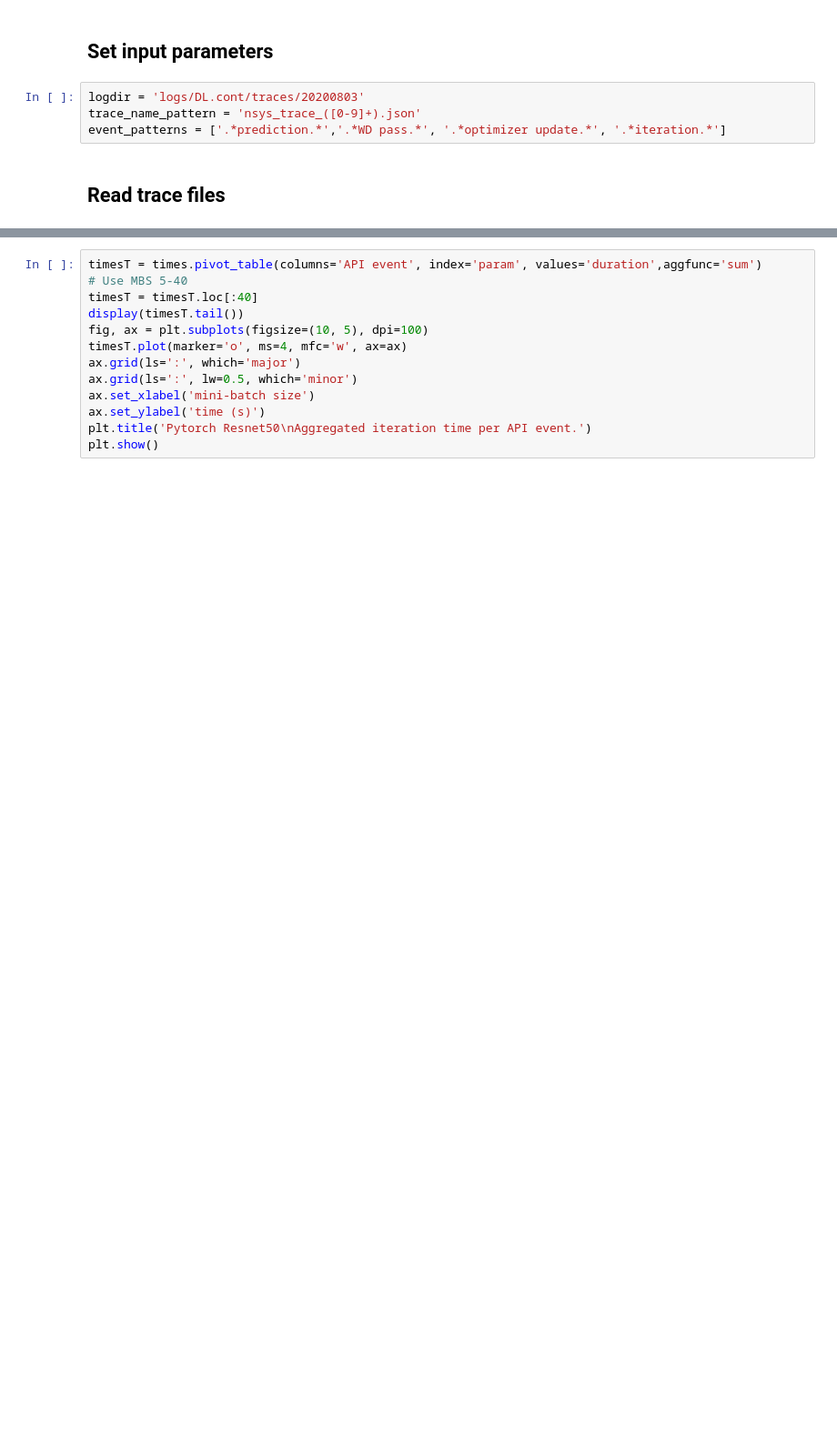
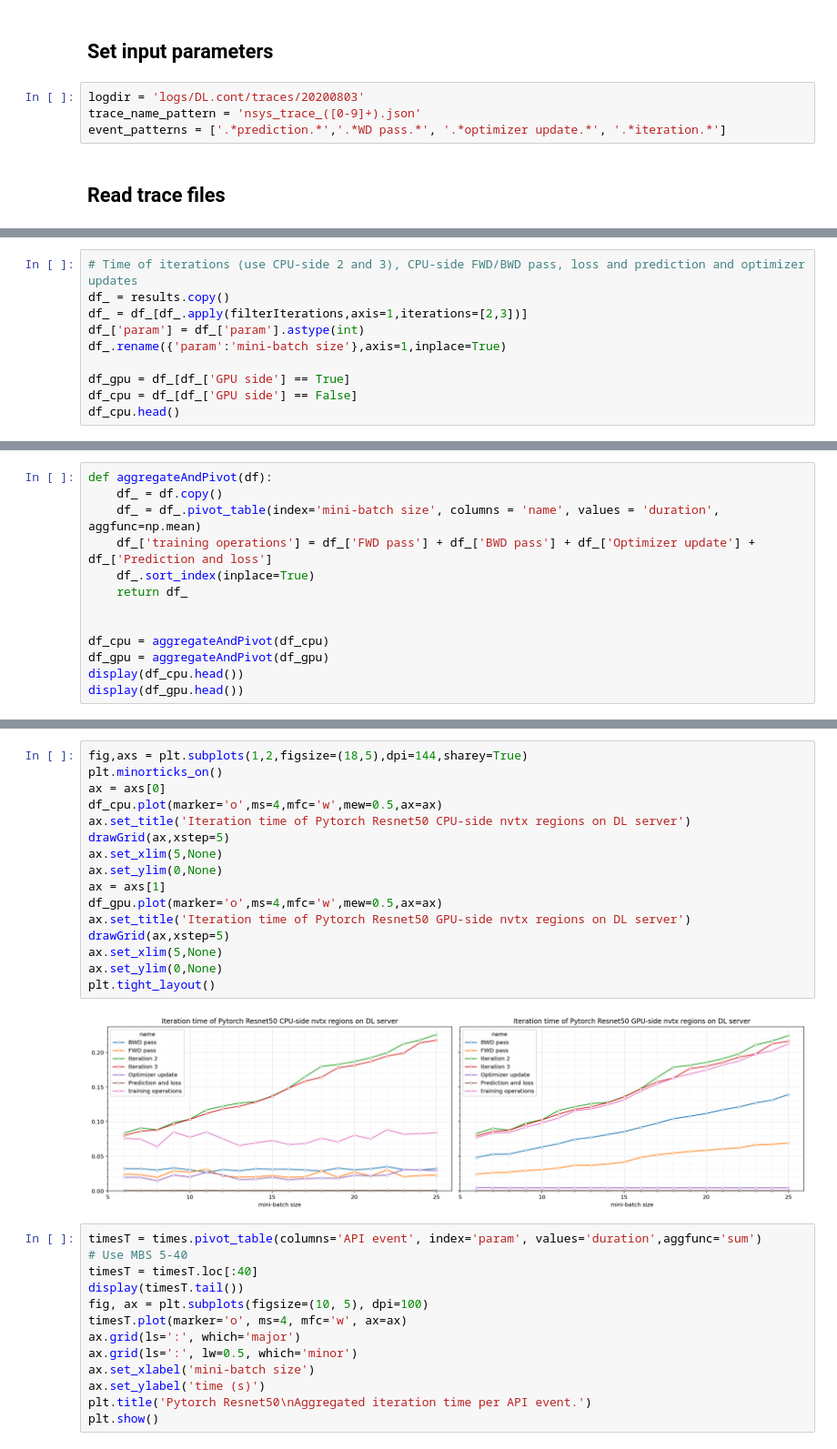
Before and after one commit to pyotr777/nsystraceparser, a Jupyter notebook: aggregateTimeFromMultipleTraces-pytorchResnet50_DLserver_20200803.ipynb, the cells around one changed output, grey strips where cells are left out. Shown: that part at 91% size. Saved outputs shown, nothing was run; the diff lists cells and outputs as text; blank space fills up the shorter version.

```diff
--- a/aggregateTimeFromMultipleTraces-pytorchResnet50_DLserver_20200803.ipynb
+++ b/aggregateTimeFromMultipleTraces-pytorchResnet50_DLserver_20200803.ipynb
@@ -136,0 +213,10 @@ NVTX events: ['Iteration 1' 'FWD pass' 'Prediction and loss' 'BWD pass'
+# %%
+# Time of iterations (use CPU-side 2 and 3), CPU-side FWD/BWD pass, loss and prediction and optimizer updates
+df_ = results.copy()
+df_ = df_[df_.apply(filterIterations,axis=1,iterations=[2,3])]
+df_['param'] = df_['param'].astype(int)
+df_.rename({'param':'mini-batch size'},axis=1,inplace=True)
+
+df_gpu = df_[df_['GPU side'] == True]
+df_cpu = df_[df_['GPU side'] == False]
+df_cpu.head()
@@ -136,0 +230,13 @@ NVTX events: ['Iteration 1' 'FWD pass' 'Prediction and loss' 'BWD pass'
+# %%
+def aggregateAndPivot(df):
+    df_ = df.copy()
+    df_ = df_.pivot_table(index='mini-batch size', columns = 'name', values = 'duration', aggfunc=np.mean)
+    df_['training operations'] = df_['FWD pass'] + df_['BWD pass'] + df_['Optimizer update'] + df_['Prediction and loss']
+    df_.sort_index(inplace=True)
+    return df_
+
+
+df_cpu = aggregateAndPivot(df_cpu)
+df_gpu = aggregateAndPivot(df_gpu)
+display(df_cpu.head())
+display(df_gpu.head())
@@ -137,3 +258,21 @@ NVTX events: ['Iteration 1' 'FWD pass' 'Prediction and loss' 'BWD pass'
+# %%
+fig,axs = plt.subplots(1,2,figsize=(18,5),dpi=144,sharey=True)
+plt.minorticks_on()
+ax = axs[0]
+df_cpu.plot(marker='o',ms=4,mfc='w',mew=0.5,ax=ax)
+ax.set_title('Iteration time of Pytorch Resnet50 CPU-side nvtx regions on DL server')
+drawGrid(ax,xstep=5)
+ax.set_xlim(5,None)
+ax.set_ylim(0,None)
+ax = axs[1]
+df_gpu.plot(marker='o',ms=4,mfc='w',mew=0.5,ax=ax)
+ax.set_title('Iteration time of Pytorch Resnet50 GPU-side nvtx regions on DL server')
+drawGrid(ax,xstep=5)
+ax.set_xlim(5,None)
+ax.set_ylim(0,None)
+plt.tight_layout()
+# %% [output]
+[figure, added]
 # %%
 timesT = times.pivot_table(columns='API event', index='param', values='duration',aggfunc='sum')
 # Use MBS 5-40
```
Also changed, not shown: parts of 13 cells of this notebook, 1 other file.
